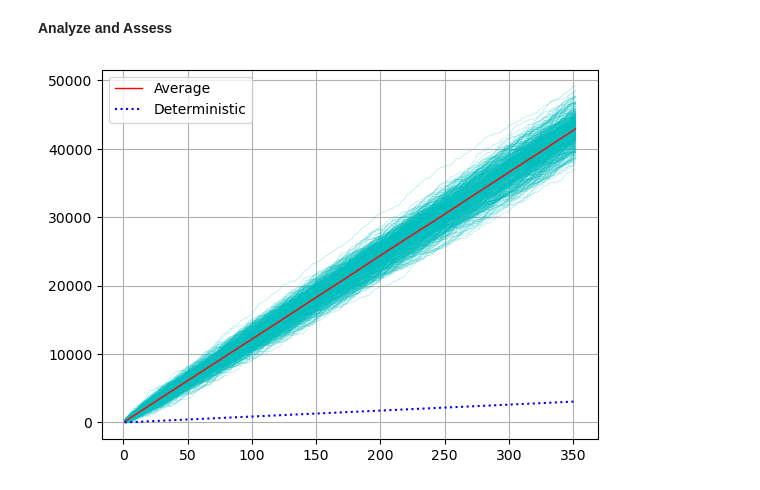
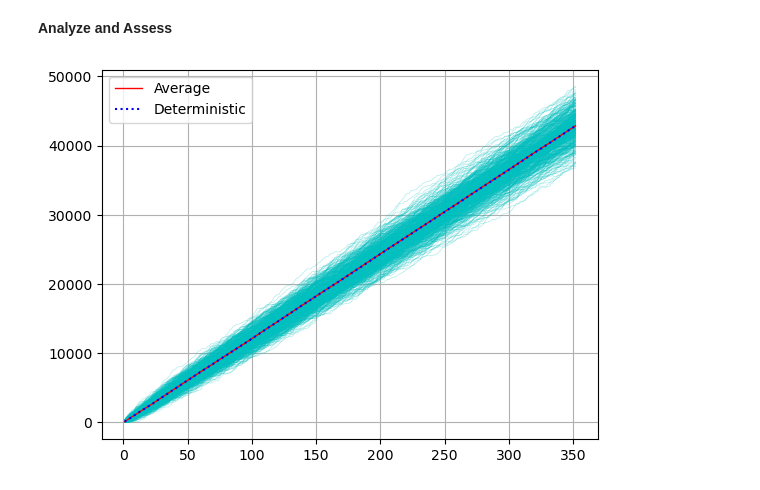
Before and after one commit to JustinTrenchcoat/MATH360_MA_2, a Jupyter notebook: model_Justin_ver.ipynb, the cells around one changed output. Drawn from its saved outputs; the diff is of its cells as text; code cells hidden in the pictures.

```diff
--- a/model_Justin_ver.ipynb
+++ b/model_Justin_ver.ipynb
@@ -81,8 +88,10 @@ print("The variance of temperature is ", weather_df["avg_temperature"].var())
 print("The variance of precipitation is ", weather_df["precipitation"].var())
 a = customer_df_daily.var()/weather_df["avg_temperature"].var()
 b = customer_df_daily.var()/ weather_df["precipitation"].var()
-print("The error of a is about",round(0.01*a,2))
-print("The error of b is about",round(0.01*b,2))
+err_a = round(0.1*a,2)
+err_b = round(0.1*b,2)
+print("The error of a is about",err_a)
+print("The error of b is about",err_b)
 # %% [output]
 The variance of customer is  101.05937991942152
 The variance of temperature is  34.256797689996276
@@ -120,3 +107,8 @@ plt.show()
+# %%
+# distribution of daily average temperature
+temp_kde = stats.gaussian_kde(weather_df['avg_temperature'])
+# distribution of average daily precipitation
+precip_kde = stats.gaussian_kde(weather_df["precipitation"])
 # %%
 ## c(T,P) = C_0 + a(T-T_0) - b(P-P_0)
 
@@ -201,42 +187,44 @@ print(prob1,prob2,prob3)
 **Analyze and Assess**
 # %%
 ## case when a has no uncertainty
-
 t = np.linspace(1,352,352)
 N = 500
 Net_income_mc = []
+Net_income_determin = []
 income_per_person = 6.67 #3.17+3.5
 
 for i in range(N):
     net_income_year = []
+    net_income_year_det = []
     net_income = 0
+    net_income_det = 0
     for _ in range(352):
         T = temp_kde.resample(1).item()
         P = precip_kde.resample(1).item()
-        a_mc = a #+ np.random.normal(loc=0.0, scale=0.03,size=1).item()
-        b_mc = b + np.random.normal(loc=0.0, scale=0.02,size=1).item()
+        a_mc = a #+ np.random.normal(loc=0.0, scale=err_a,size=1).item()
+        b_mc = b + np.random.normal(loc=0.0, scale=err_b,size=1).item()
         customer = C_0 + a_mc* (T-T_0) - b_mc * (P-P_0)
         Num_customer = np.maximum(customer, 0)
         net_income += Num_customer * income_per_person
         net_income_year.append(net_income)
+        # deterministic
+        customer_det = C_0 + a* (T-T_0) - b* (P-P_0)
+        Num_customer_det = np.maximum(customer_det, 0)
+        net_income_det += Num_customer_det * income_per_person
+        net_income_year_det.append(net_income_det)
     plt.plot(t,net_income_year,'-c',alpha=0.3,linewidth=0.5)
     Net_income_mc.append(net_income_year)
+    Net_income_determin.append(net_income_year_det)
 
 Net_income_mc_ave = np.array(Net_income_mc)
-
-income = 0
-Net_income_determin = []
-for _ in range(352):
-    income += customer_march * income_per_person
-    Net_income_determin.append(income)
-
+Net_income_det_ave = np.array(Net_income_determin)
 plt.plot(t,Net_income_mc_ave.mean(axis=0),'r',linewidth=1,label='Average')
-plt.plot(t,Net_income_determin, ':b',linewidth=1.5,label='Deterministic')
+plt.plot(t,Net_income_det_ave.mean(axis=0), ':b',linewidth=1.5,label='Deterministic')
 plt.legend()
 plt.grid(True)
 plt.show()
 # %% [output]
-[figure, old version]
+[figure, new version]
 # %%
 Net_income_mc_end = Net_income_mc_ave[:,-1] #create a vertical slice at the last entry
 
```
Also changed, not shown: parts of 17 cells of this notebook.
